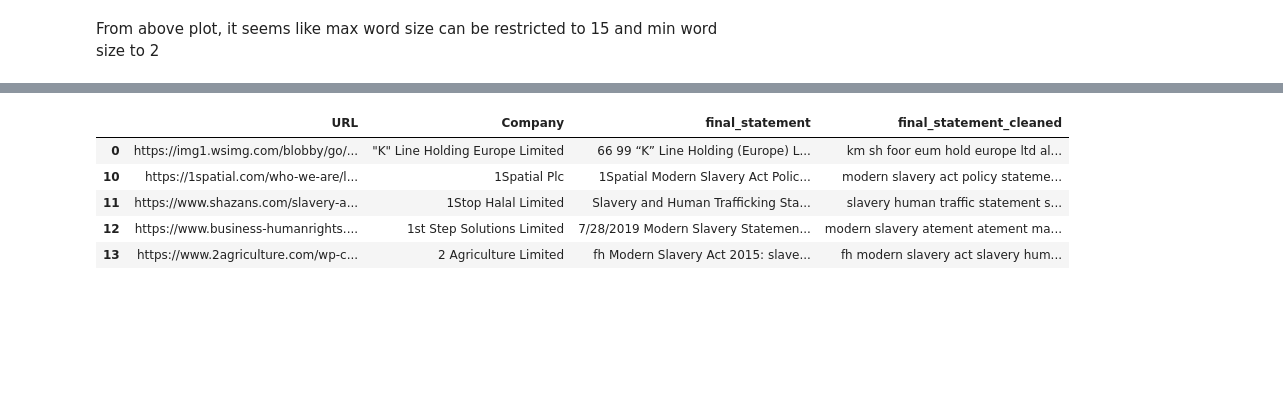
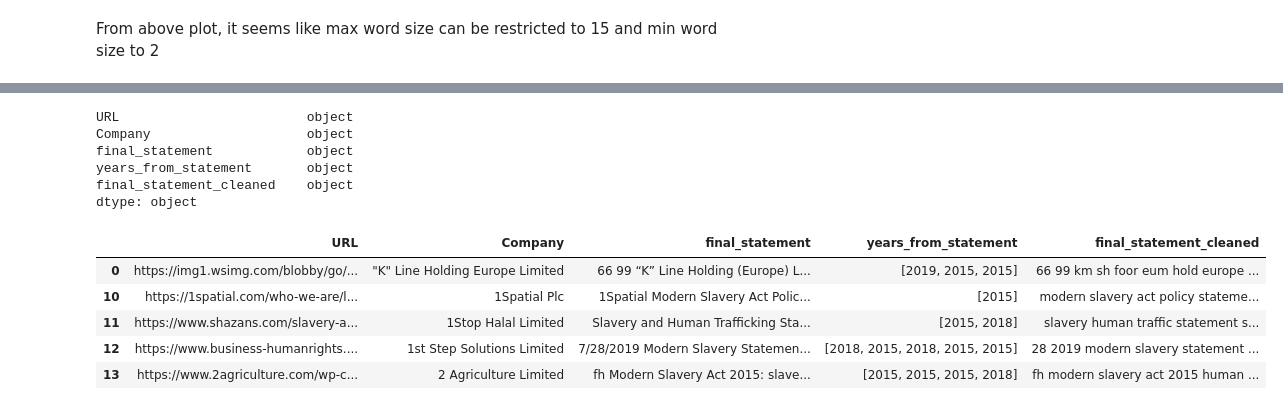
Before and after one commit to dmp1999/modern_slavery_registry, a Jupyter notebook: notebooks/20201217-statement-cleaning-complete.ipynb, the cells around one changed output, grey strips where cells are left out. Saved outputs shown, nothing was run; the diff lists cells and outputs as text; code cells hidden in the pictures; blank space fills up the shorter version.

```diff
--- a/notebooks/20201217-statement-cleaning-complete.ipynb
+++ b/notebooks/20201217-statement-cleaning-complete.ipynb
@@ -167,0 +195,3 @@ Unique non-NA statements in subset data: 11969
+# %%
+subset_data["years_from_statement"] = [
+    extract_year(statement) for statement in tqdm(subset_data["final_statement"].values)]
@@ -184,10 +223,18 @@ def clean_text(text: str):
     for url in urls:
         text = text.replace(url, " ")
 
-    remove_tokens = [["privacy", "policy"], "cookies", "skip content", "please donate", "signup", "download", "newsletter"]
+    remove_tokens = [
+        ["privacy", "policy"],
+        "cookies",
+        "skip content",
+        "please donate",
+        "signup",
+        "download",
+        "newsletter"]
     text = text_parser.remove_sentences_with_tokens(text, tokens=remove_tokens)
 
-    text = text_parser.replace_special_chars(text, replace_digits=True)
+    text = text_parser.replace_special_chars(
+        text, replace_digits=False)
 
     text = text_parser.remove_stopwords(text)
 
@@ -208,2 +255,3 @@ Unique non-NA cleaned statements in subset data: 11916
 # %%
-subset_data["company_cleaned"] = [clean_text(company) for company in tqdm(subset_data["Company"], position=0, leave=True)]
+subset_data["company_cleaned"] = [
+    clean_text(company) for company in tqdm(subset_data["Company"], position=0, leave=True)]
@@ -259,7 +355,4 @@ Unique non-NA cleaned statements in subset data: 11916
 # %%
-lemmatizer = WordNetLemmatizer() # wordnet lemmatizer object
-cleaned_statements = []
-for statement in tqdm(subset_data["final_statement_cleaned"], position=0, leave=True):
-    cleaned_statements.append(
-        " ".join(
-            lemmatizer.lemmatize(word, pos="v") for word in statement.split()))
+cleaned_statements = [
+    lemmatize_sentence(sentence=statement) for statement in tqdm(
+        subset_data["final_statement_cleaned"], position=0, leave=True)]
@@ -335,15 +446,25 @@ Total vocab size: 69778, total distinct word sizes: 14
+# %%
+subset_data.dtypes
+# %% [output]
+URL                        object
+Company                    object
+final_statement            object
+years_from_statement       object
+final_statement_cleaned    object
+dtype: object
 # %%
 subset_data["final_statement_cleaned"] = cleaned_statements
 subset_data = subset_data[subset_data["final_statement_cleaned"] != ""]
-subset_data.drop_duplicates(inplace=True)
+# list unhashable, avoid while using drop duplicate command
+subset_data.drop_duplicates(subset_data.columns.difference(["years_from_statement"]), inplace=True)
 subset_data.head()
 # %% [output]
-|  | URL | Company | final_statement | final_statement_cleaned |
-| 0 | https://img1.wsimg.com/blobby/go/... | "K" Line Holding Europe Limited | 66 99 “K” Line Holding (Europe) L... | km sh foor eum hold europe ltd al... |
-| 10 | https://1spatial.com/who-we-are/l... | 1Spatial Plc | 1Spatial Modern Slavery Act Polic... | modern slavery act policy stateme... |
-| 11 | https://www.shazans.com/slavery-a... | 1Stop Halal Limited | Slavery and Human Trafficking Sta... | slavery human traffic statement s... |
-| 12 | https://www.business-humanrights.... | 1st Step Solutions Limited | 7/28/2019 Modern Slavery Statemen... | modern slavery atement atement ma... |
-| 13 | https://www.2agriculture.com/wp-c... | 2 Agriculture Limited | fh Modern Slavery Act 2015: slave... | fh modern slavery act slavery hum... |
+|  | URL | Company | final_statement | years_from_statement | final_statement_cleaned |
+| 0 | https://img1.wsimg.com/blobby/go/... | "K" Line Holding Europe Limited | 66 99 “K” Line Holding (Europe) L... | [2019, 2015, 2015] | 66 99 km sh foor eum hold europe ... |
+| 10 | https://1spatial.com/who-we-are/l... | 1Spatial Plc | 1Spatial Modern Slavery Act Polic... | [2015] | modern slavery act policy stateme... |
+| 11 | https://www.shazans.com/slavery-a... | 1Stop Halal Limited | Slavery and Human Trafficking Sta... | [2015, 2018] | slavery human traffic statement s... |
+| 12 | https://www.business-humanrights.... | 1st Step Solutions Limited | 7/28/2019 Modern Slavery Statemen... | [2018, 2015, 2018, 2015, 2015] | 28 2019 modern slavery statement ... |
+| 13 | https://www.2agriculture.com/wp-c... | 2 Agriculture Limited | fh Modern Slavery Act 2015: slave... | [2015, 2015, 2015, 2018] | fh modern slavery act 2015 human ... |
 # %%
 print(f"Unique non-NA cleaned statements in subset data: {len(subset_data)}")
 # %% [output]
```
Also changed, not shown: parts of 44 cells of this notebook, 2 other files.
